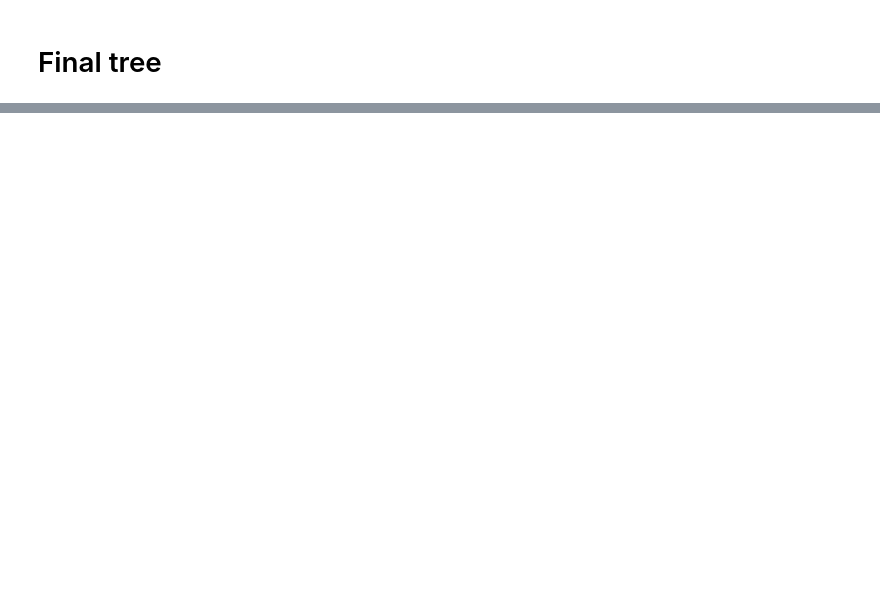
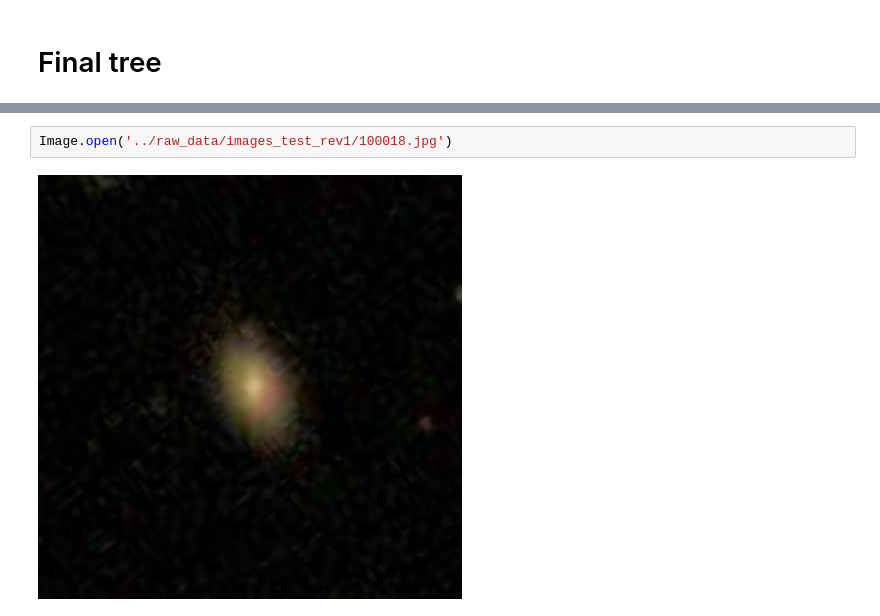
Before and after one commit to AurelSann/StarWars, a Jupyter notebook: notebooks/AK-exploration.ipynb, the cells around one changed output, grey strips where cells are left out. Cells and saved outputs as stored; diff of their text form; blank space fills up the shorter version.

```diff
--- a/notebooks/AK-exploration.ipynb
+++ b/notebooks/AK-exploration.ipynb
@@ -405,0 +384,4 @@ cat7()
+# %%
+Image.open('../raw_data/images_test_rev1/100018.jpg')
+# %% [output]
+[figure, added]
```
Also changed, not shown: parts of 21 cells of this notebook.
